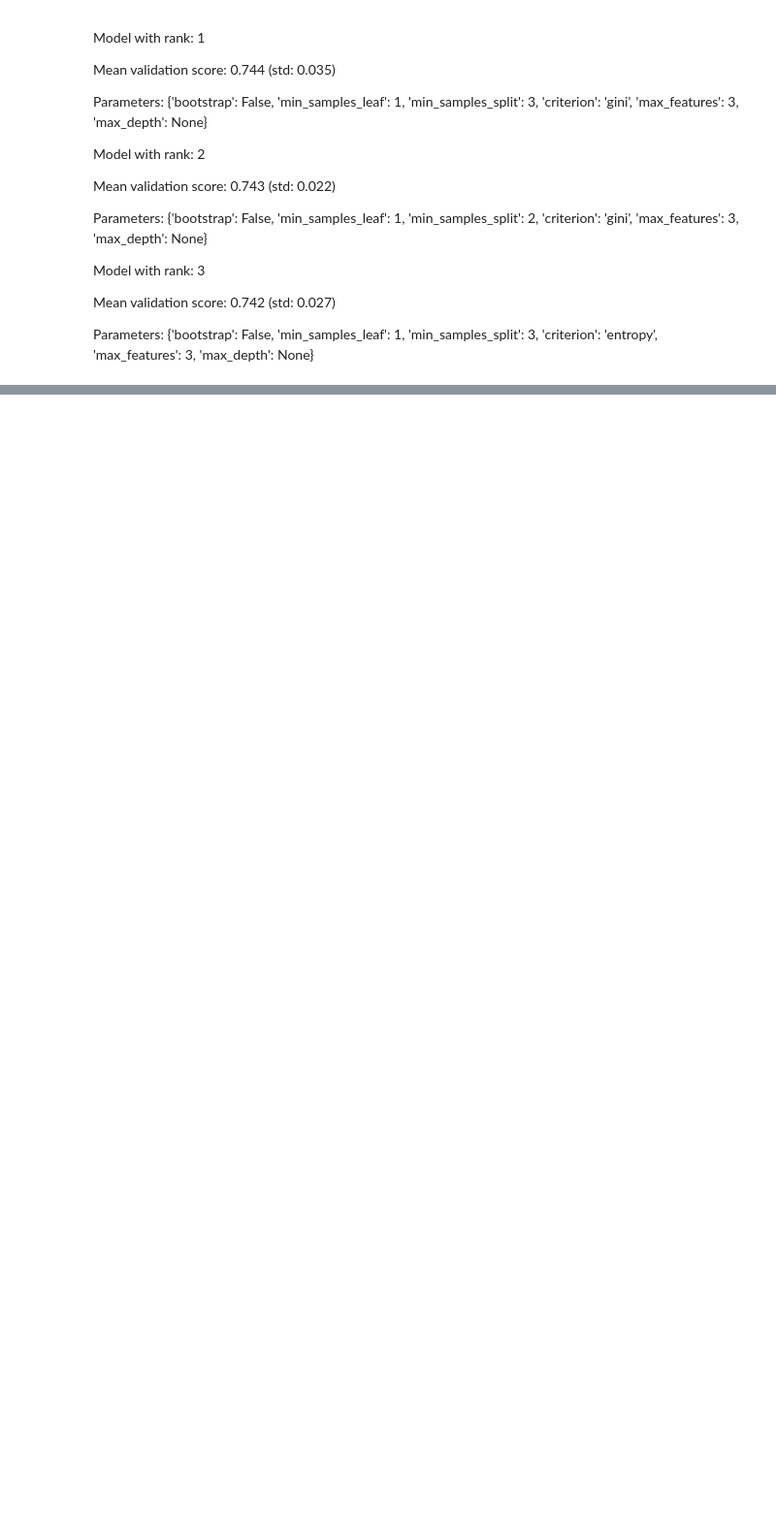
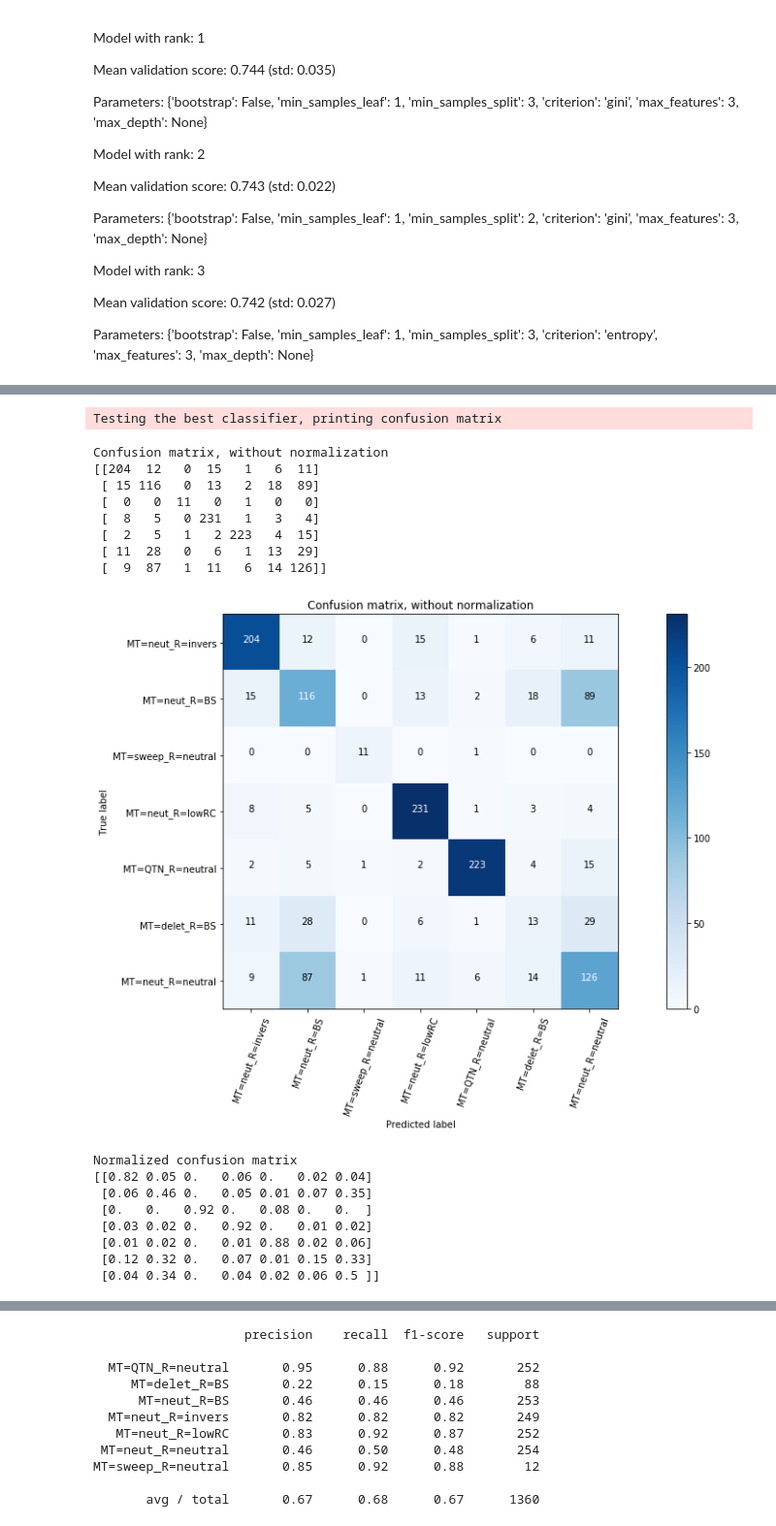
Before and after one commit to TestTheTests/TTT_RecombinationGenomeScans, a Jupyter notebook: ml_project/test_classifier.ipynb, the cells around one changed output, grey strips where cells are left out. Shown at 97% size. Saved outputs shown, nothing was run; the diff lists cells and outputs as text; code cells hidden in the pictures; blank space fills up the shorter version.

Commit message:
add some trained classifiers and script updates

```diff
--- a/ml_project/test_classifier.ipynb
+++ b/ml_project/test_classifier.ipynb
@@ -37,7 +35,7 @@ def plot_confusion_matrix(cm, classes,
     plt.title(title)
     plt.colorbar()
     tick_marks = np.arange(len(classes))
-    plt.xticks(tick_marks, classes, rotation=90)
+    plt.xticks(tick_marks, classes, rotation=70)
     plt.yticks(tick_marks, classes)
 
     fmt = '.2f' if normalize else 'd'
@@ -56,3 +55,36 @@ def plot_confusion_matrix(cm, classes,
+# %%
+def plotReportForComparison(classifierPickleFileName):
+    X_test, y_test, grid_search = joblib.load(classifierPickleFileName)
+
+
+    sys.stderr.write("Testing the best classifier, printing confusion matrix\n")
+
+    y_pred = grid_search.predict(X_test)
+    class_names = ['MT=neut_R=invers',
+                   'MT=neut_R=BS',
+                   'MT=sweep_R=neutral',
+                   'MT=neut_R=lowRC',
+                   'MT=QTN_R=neutral',
+                   'MT=delet_R=BS',
+                   'MT=neut_R=neutral']
+    # Compute confusion matrix
+    cnf_matrix = confusion_matrix(y_test, y_pred, class_names)
+    np.set_printoptions(precision=2)
+
+    # Plot non-normalized confusion matrix
+    plt.figure(figsize=(15,8))
+    plot_confusion_matrix(cnf_matrix, classes=class_names,
+                          title='Confusion matrix, without normalization')
+    plt.show()
+
+    # Plot normalized confusion matrix
+    plt.figure(figsize=(15,8))
+    plot_confusion_matrix(cnf_matrix, classes=class_names,
+                          normalize=True,
+                          title='Normalized confusion matrix')
+    plt.show()
+
+    print(classification_report(y_test, y_pred))
 # %% [markdown]
 # Simple Oversampling
 For the data this classifier, I used RandomOverSampler to oversample MT=sweep_R=neutral and MT=delet_R=BS so that
@@ -160,0 +116,21 @@ MT=sweep_R=neutral       0.85      0.92      0.88        12
+# %%
+plotReportForComparison("ScaleAcrossGenomeUnderAndOverSample.p")
+# %% [output]
+Testing the best classifier, printing confusion matrix
+Confusion matrix, without normalization
+[[204  12   0  15   1   6  11]
+ [ 15 116   0  13   2  18  89]
+ [  0   0  11   0   1   0   0]
+ [  8   5   0 231   1   3   4]
+ [  2   5   1   2 223   4  15]
+ [ 11  28   0   6   1  13  29]
+ [  9  87   1  11   6  14 126]]
+[figure, added]
+Normalized confusion matrix
+[[0.82 0.05 0.   0.06 0.   0.02 0.04]
+ [0.06 0.46 0.   0.05 0.01 0.07 0.35]
+ [0.   0.   0.92 0.   0.08 0.   0.  ]
+ [0.03 0.02 0.   0.92 0.   0.01 0.02]
+ [0.01 0.02 0.   0.01 0.88 0.02 0.06]
+ [0.12 0.32 0.   0.07 0.01 0.15 0.33]
+ [0.04 0.34 0.   0.04 0.02 0.06 0.5 ]]
@@ -161,3 +138,14 @@ MT=sweep_R=neutral       0.85      0.92      0.88        12
+                    precision    recall  f1-score   support
+
+  MT=QTN_R=neutral       0.95      0.88      0.92       252
+     MT=delet_R=BS       0.22      0.15      0.18        88
+      MT=neut_R=BS       0.46      0.46      0.46       253
+  MT=neut_R=invers       0.82      0.82      0.82       249
+   MT=neut_R=lowRC       0.83      0.92      0.87       252
+ MT=neut_R=neutral       0.46      0.50      0.48       254
+MT=sweep_R=neutral       0.85      0.92      0.88        12
+
+       avg / total       0.67      0.68      0.67      1360
 # %% [markdown]
 # Synthetic Samples with SMOTE
 
```
Also changed, not shown: parts of 18 cells of this notebook, 26 other files.
